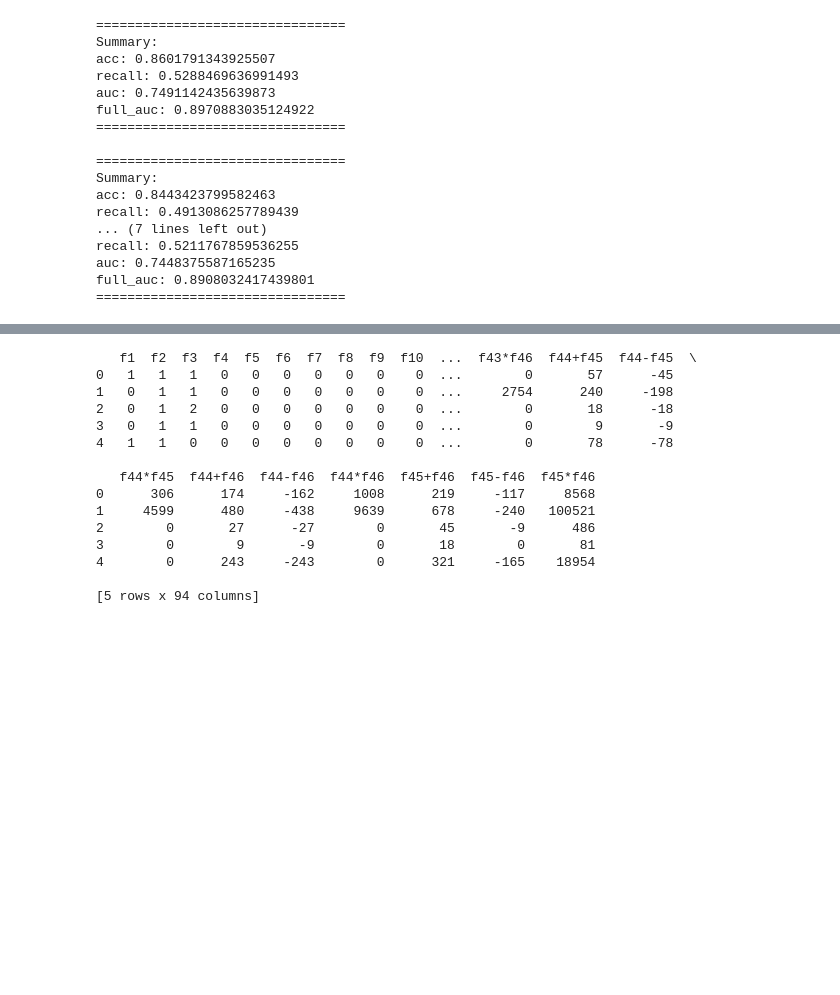
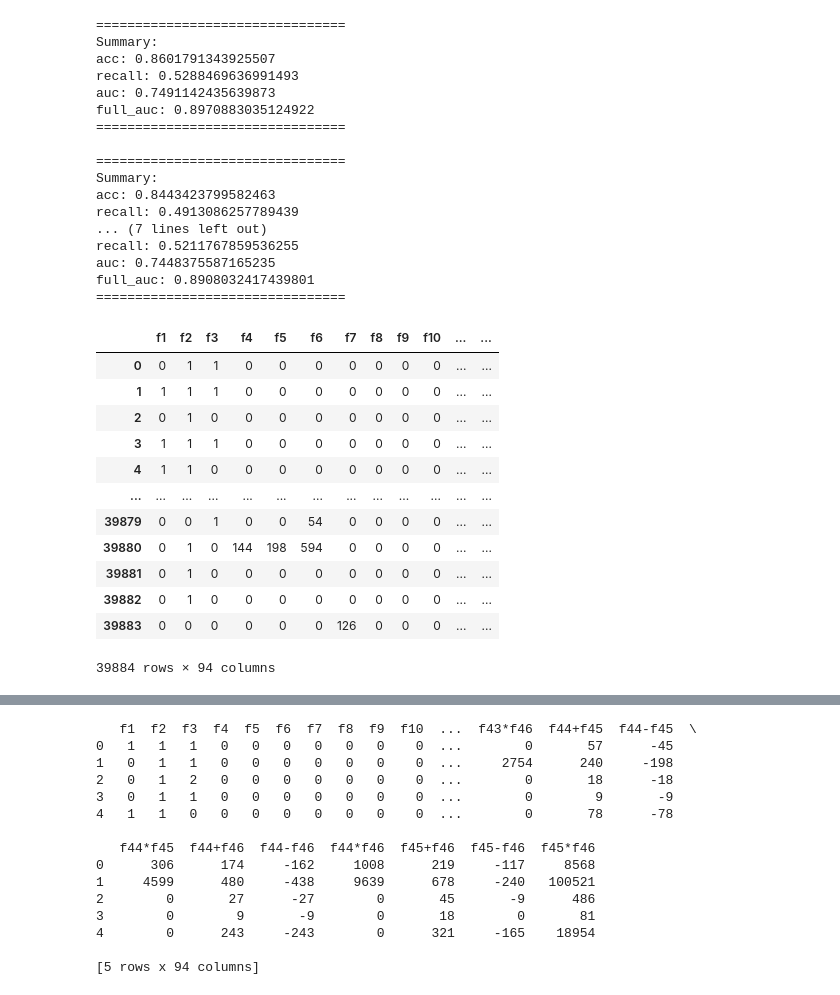
Before and after one commit to HoBeedzc/CCF-BDCI-2022-FXFZ, a Jupyter notebook: preProcess.ipynb, the cells around one changed output, grey strips where cells are left out. Drawn from its saved outputs; the diff is of its cells as text; code cells hidden in the pictures; blank space fills up the shorter version.

```diff
--- a/preProcess.ipynb
+++ b/preProcess.ipynb
@@ -42,7 +42,7 @@ raw_data.head()
 # %%
 def data_pre_process(raw,is_train=True):
     data = raw.copy()
-    data["f3"] = raw["f3"].apply(lambda x:["low","mid","high"].index(x))
+    data["f3"] = raw["f3"].map({'low': 0, 'mid': 1, 'high': 2})
     label = None
 
     # 暴力Feature 位置
@@ -84,6 +84,3 @@ data.describe()
 | 75% | 1.000000 | 1.000000 | 2.000000 | 0.000000 | 27.000000 | 57.000000 | 0.000000 | 0.000000 | 0.000000 | 0.000000 | ... | ... |
 | max | 1.000000 | 1.000000 | 2.000000 | 267.000000 | 744.000000 | 1365.000000 | 273.000000 | 264.000000 | 162.000000 | 237.000000 | ... | ... |
 8 rows × 94 columns
-# %%
-x_train,x_test,y_train,y_test = train_test_split(data, data_label, test_size = 0.2,random_state = 33)
-x_train
@@ -104,6 +87,8 @@ x_train
 # %%
-### 训练模型
-model = xgb.XGBClassifier(learning_rate=0.1,
+def train_model(x,y):
+    x_train,x_test,y_train,y_test = train_test_split(x, y, test_size = 0.2,random_state = 33)
+    ### 训练模型
+    model = xgb.XGBClassifier(learning_rate=0.1,
                       n_estimators=100,            # 树的个数--100棵树建立xgboost
                       max_depth=6,                 # 树的深度
                       min_child_weight = 1,        # 叶子节点最小权重
@@ -115,6 +100,10 @@ model = xgb.XGBClassifier(learning_rate=0.1,
                       random_state=27              # 随机数
                       )
 
-# 拟合
-model.fit(x_train, y_train, eval_set = [(x_test,y_test)], eval_metric = "auc", early_stopping_rounds = 10,verbose = True)
+    # 拟合
+    model.fit(x_train, y_train, eval_set = [(x_test,y_test)], eval_metric = "auc", early_stopping_rounds = 10,verbose = True)
+    return model
+
+model = train_model(data,data_label)
+model
 # %% [output]
@@ -188,0 +175,23 @@ raw_semi
+# %%
+# 半监督
+raw_semi = pd.read_csv("./raw/dataNoLabel.csv")
+data_semi,_ = data_pre_process(raw_semi,is_train=False)
+
+pred_label_semi = model.predict(data_semi)
+# data_semi["label"] = pred_label_semi
+
+data_semi
+# %% [output]
+|  | f1 | f2 | f3 | f4 | f5 | f6 | f7 | f8 | f9 | f10 | ... | ... |
+| 0 | 0 | 1 | 1 | 0 | 0 | 0 | 0 | 0 | 0 | 0 | ... | ... |
+| 1 | 1 | 1 | 1 | 0 | 0 | 0 | 0 | 0 | 0 | 0 | ... | ... |
+| 2 | 0 | 1 | 0 | 0 | 0 | 0 | 0 | 0 | 0 | 0 | ... | ... |
+| 3 | 1 | 1 | 1 | 0 | 0 | 0 | 0 | 0 | 0 | 0 | ... | ... |
+| 4 | 1 | 1 | 0 | 0 | 0 | 0 | 0 | 0 | 0 | 0 | ... | ... |
+| ... | ... | ... | ... | ... | ... | ... | ... | ... | ... | ... | ... | ... |
+| 39879 | 0 | 0 | 1 | 0 | 0 | 54 | 0 | 0 | 0 | 0 | ... | ... |
+| 39880 | 0 | 1 | 0 | 144 | 198 | 594 | 0 | 0 | 0 | 0 | ... | ... |
+| 39881 | 0 | 1 | 0 | 0 | 0 | 0 | 0 | 0 | 0 | 0 | ... | ... |
+| 39882 | 0 | 1 | 0 | 0 | 0 | 0 | 0 | 0 | 0 | 0 | ... | ... |
+| 39883 | 0 | 0 | 0 | 0 | 0 | 0 | 126 | 0 | 0 | 0 | ... | ... |
+39884 rows × 94 columns
```
Also changed, not shown: parts of 12 cells of this notebook, 3 other files.
